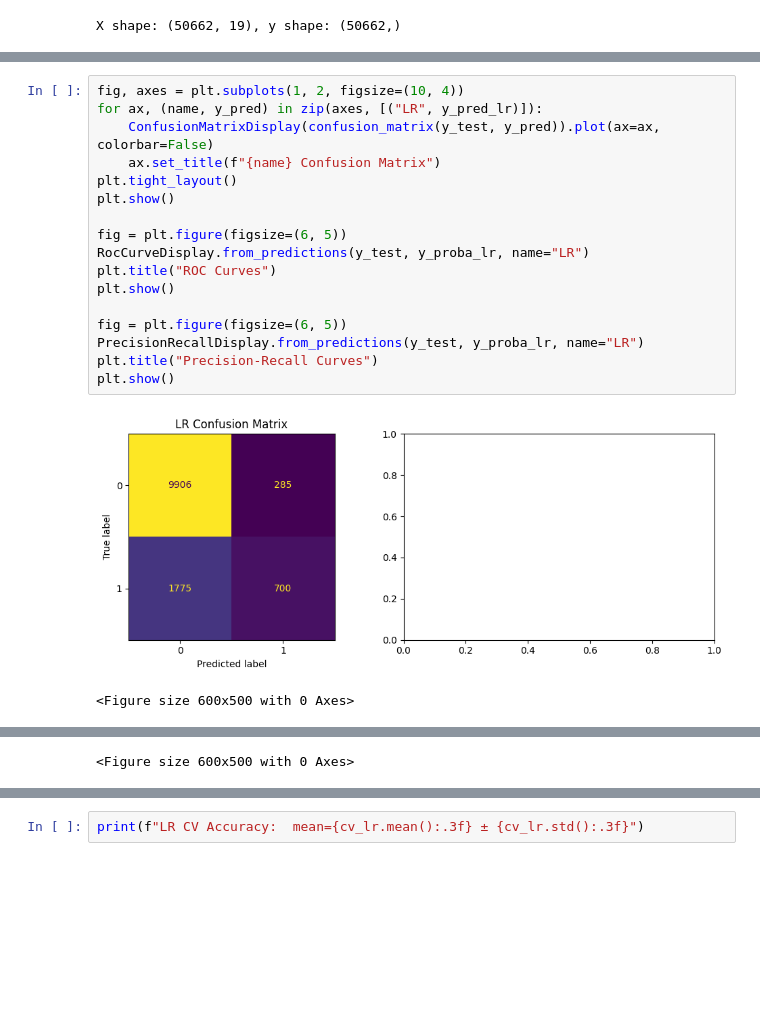
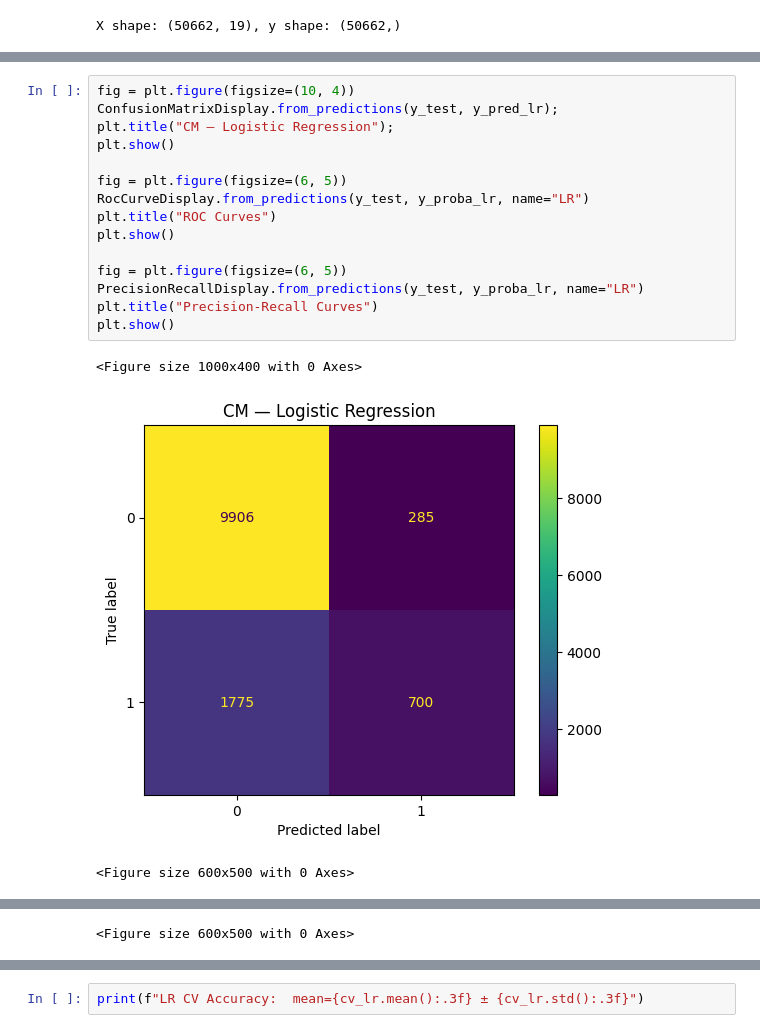
Before and after one commit to Sharmi0809/Customer-Targeting, a Jupyter notebook: Customer_targetting.ipynb, the cells around one changed output, grey strips where cells are left out. Saved outputs shown, nothing was run; the diff lists cells and outputs as text; blank space fills up the shorter version.

```diff
--- a/Customer_targetting.ipynb
+++ b/Customer_targetting.ipynb
@@ -204,25 +223,24 @@ weighted avg       0.82      0.84      0.81     12666
 # %%
-fig, axes = plt.subplots(1, 2, figsize=(10, 4))
-for ax, (name, y_pred) in zip(axes, [("LR", y_pred_lr)]):
-    ConfusionMatrixDisplay(confusion_matrix(y_test, y_pred)).plot(ax=ax, colorbar=False)
-    ax.set_title(f"{name} Confusion Matrix")
-plt.tight_layout()
+fig = plt.figure(figsize=(10, 4))
+ConfusionMatrixDisplay.from_predictions(y_test, y_pred_lr);
+plt.title("CM — Logistic Regression");
 plt.show()
 
 fig = plt.figure(figsize=(6, 5))
 RocCurveDisplay.from_predictions(y_test, y_proba_lr, name="LR")
 plt.title("ROC Curves")
 plt.show()
 
 fig = plt.figure(figsize=(6, 5))
 PrecisionRecallDisplay.from_predictions(y_test, y_proba_lr, name="LR")
 plt.title("Precision-Recall Curves")
 plt.show()
 # %% [output]
+<Figure size 1000x400 with 0 Axes>
-[figure, old version]
+[figure, new version]
-<Figure size 600x500 with 0 Axes>
+<Figure size 600x500 with 0 Axes>
 [figure]
-<Figure size 600x500 with 0 Axes>
+<Figure size 600x500 with 0 Axes>
 [figure]
 # %%
 cv = StratifiedKFold(n_splits=5, shuffle=True, random_state=42)
```
Also changed, not shown: parts of 32 cells of this notebook.
